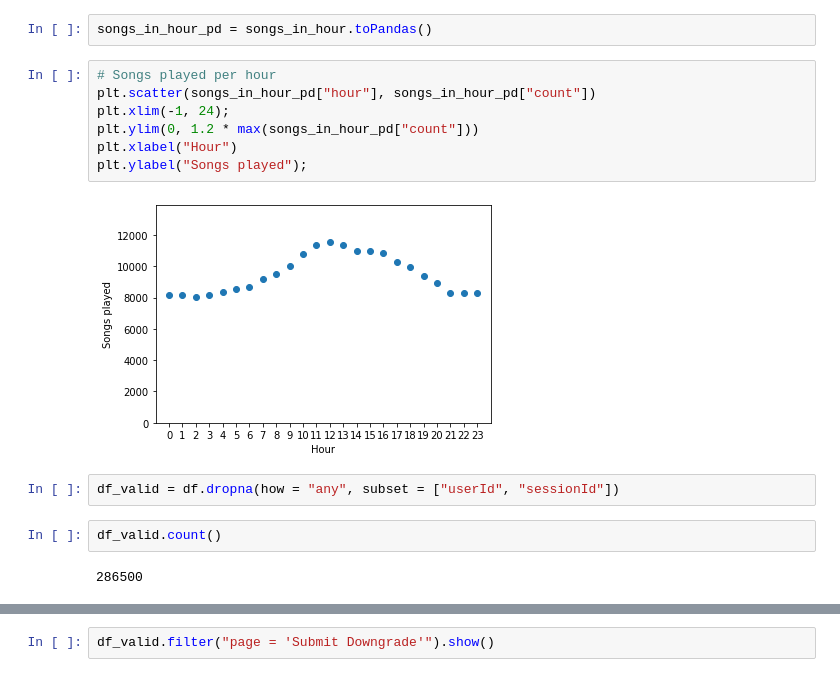
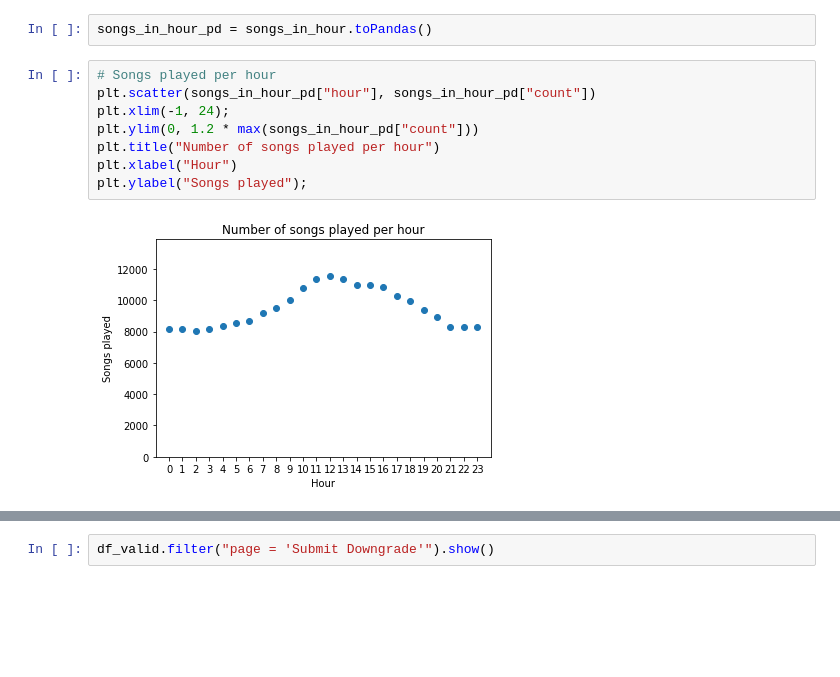
Before and after one commit to peterle93/Customer-Churn-Prediction-with-Spark, a Jupyter notebook: Sparkify.ipynb, the cells around one changed output, grey strips where cells are left out. Drawn from its saved outputs; the diff is of its cells as text; blank space fills up the shorter version.

```diff
--- a/Sparkify.ipynb
+++ b/Sparkify.ipynb
@@ -215,15 +233,10 @@ songs_in_hour_pd = songs_in_hour.toPandas()
 # %%
 # Songs played per hour
 plt.scatter(songs_in_hour_pd["hour"], songs_in_hour_pd["count"])
 plt.xlim(-1, 24);
 plt.ylim(0, 1.2 * max(songs_in_hour_pd["count"]))
+plt.title("Number of songs played per hour")
 plt.xlabel("Hour")
 plt.ylabel("Songs played");
 # %% [output]
-[figure, old version]
+[figure, new version]
-# %%
-df_valid = df.dropna(how = "any", subset = ["userId", "sessionId"])
-# %%
-df_valid.count()
-# %% [output]
-286500
```
Also changed, not shown: parts of 23 cells of this notebook.
